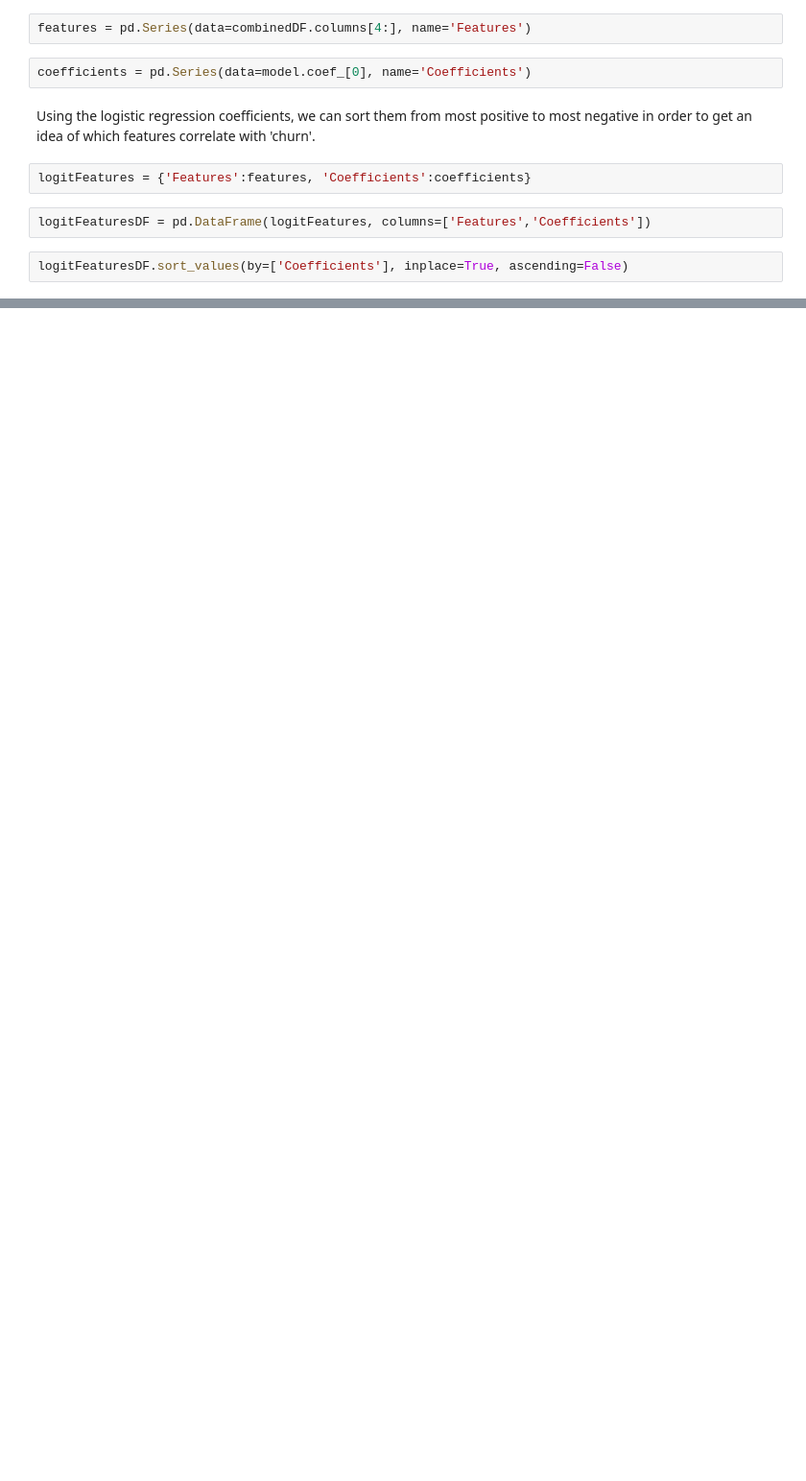
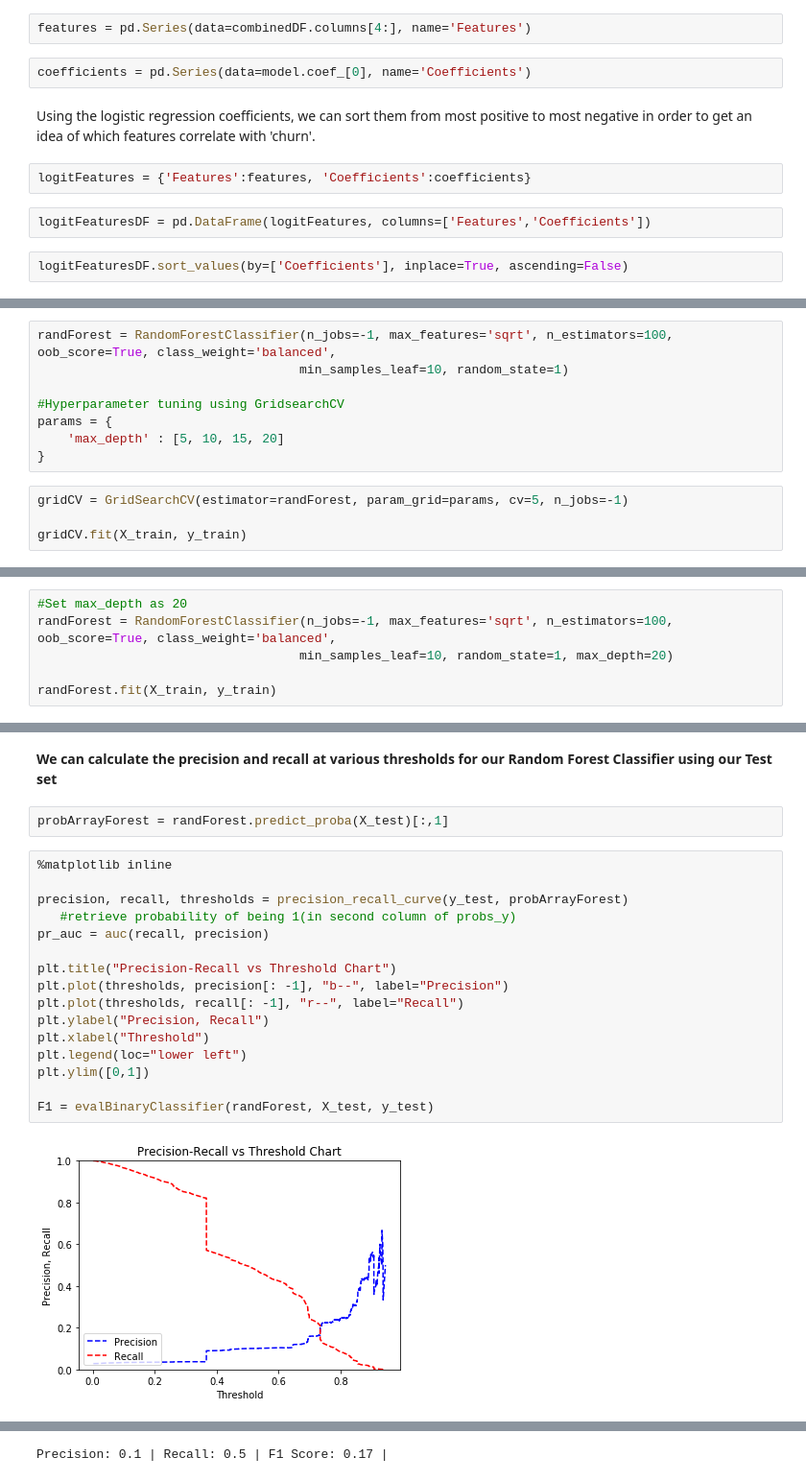
Before and after one commit to danielkychen/customerChurn, a Jupyter notebook: Customer Churn Prediction.ipynb, the cells around one changed output, grey strips where cells are left out. Shown at 96% size. Cells and saved outputs as stored; diff of their text form; blank space fills up the shorter version.

Commit message:
Add files via upload
Logistic Regression + Random Forest + Summary

```diff
--- a/Customer Churn Prediction.ipynb
+++ b/Customer Churn Prediction.ipynb
@@ -462,0 +435,12 @@ logitFeaturesDF
+# %%
+randForest = RandomForestClassifier(n_jobs=-1, max_features='sqrt', n_estimators=100, oob_score=True, class_weight='balanced',
+                                   min_samples_leaf=10, random_state=1)
+
+#Hyperparameter tuning using GridsearchCV
+params = {
+    'max_depth' : [5, 10, 15, 20]
+}
+# %%
+gridCV = GridSearchCV(estimator=randForest, param_grid=params, cv=5, n_jobs=-1)
+
+gridCV.fit(X_train, y_train)
@@ -462,0 +452,6 @@ logitFeaturesDF
+# %%
+#Set max_depth as 20
+randForest = RandomForestClassifier(n_jobs=-1, max_features='sqrt', n_estimators=100, oob_score=True, class_weight='balanced',
+                                   min_samples_leaf=10, random_state=1, max_depth=20)
+
+randForest.fit(X_train, y_train)
@@ -462,0 +470,22 @@ logitFeaturesDF
+# %% [markdown]
+**We can calculate the precision and recall at various thresholds for our Random Forest Classifier using our Test set**
+# %%
+probArrayForest = randForest.predict_proba(X_test)[:,1]
+# %%
+%matplotlib inline
+
+precision, recall, thresholds = precision_recall_curve(y_test, probArrayForest)
+   #retrieve probability of being 1(in second column of probs_y)
+pr_auc = auc(recall, precision)
+
+plt.title("Precision-Recall vs Threshold Chart")
+plt.plot(thresholds, precision[: -1], "b--", label="Precision")
+plt.plot(thresholds, recall[: -1], "r--", label="Recall")
+plt.ylabel("Precision, Recall")
+plt.xlabel("Threshold")
+plt.legend(loc="lower left")
+plt.ylim([0,1])
+
+F1 = evalBinaryClassifier(randForest, X_test, y_test)
+# %% [output]
+[figure, added]
@@ -462,0 +493 @@ logitFeaturesDF
+Precision: 0.1 | Recall: 0.5 | F1 Score: 0.17 |
```
Also changed, not shown: parts of 21 cells of this notebook.
